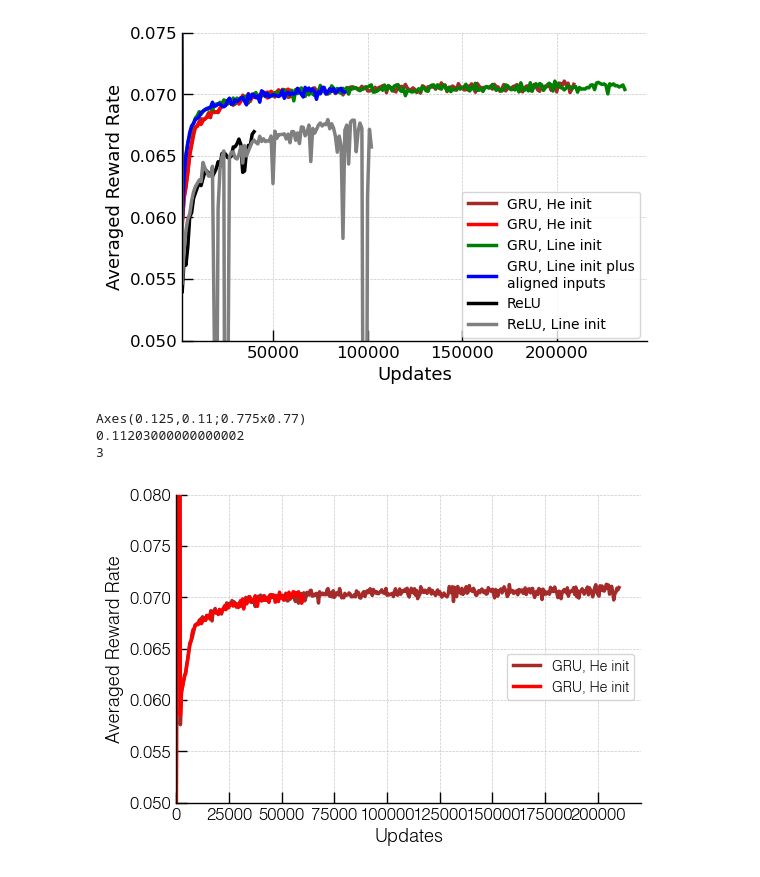
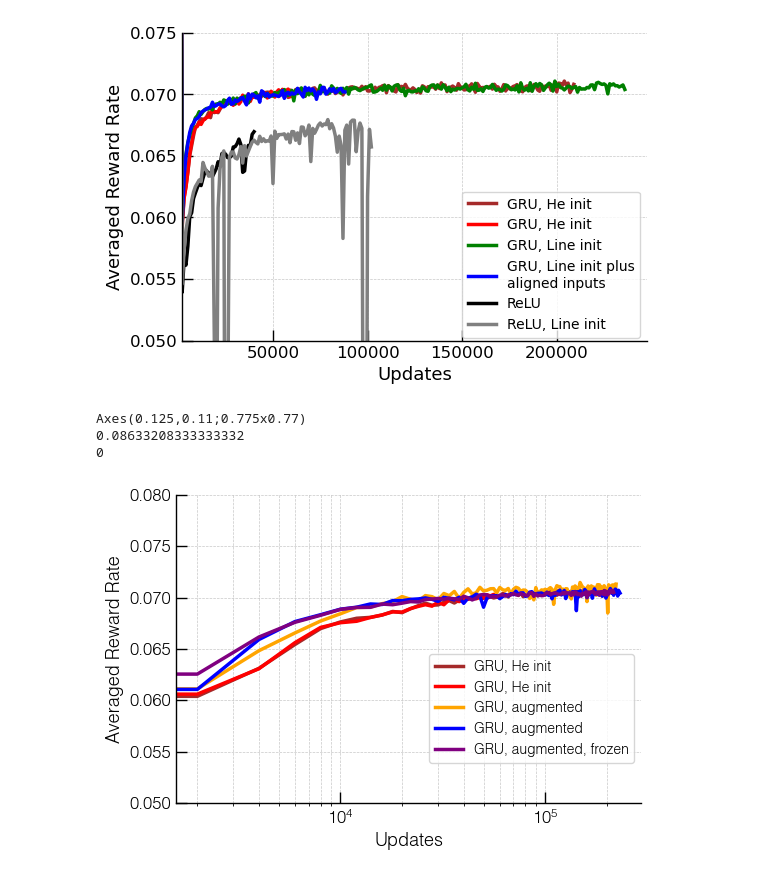
Before and after one commit to davidgbe/favorably_connected, a Jupyter notebook: code/notebooks/learning_baseline_exp_stoch_rewards.ipynb, the cells around one changed output. Saved outputs shown, nothing was run; the diff lists cells and outputs as text; code cells hidden in the pictures.

```diff
--- a/code/notebooks/learning_baseline_exp_stoch_rewards.ipynb
+++ b/code/notebooks/learning_baseline_exp_stoch_rewards.ipynb
@@ -435,15 +435,15 @@ data_dirs = [
     '../../results/rl_agent_outputs/fixed_odor_acc_reward_2025-02-09_18_56_19_657542_var_noise_0.0001_activity_weight_1.0/reward_rates',
     '../../results/rl_agent_outputs/fixed_odor_acc_reward_2025-02-09_18_59_24_627895_var_noise_0.0001_activity_weight_1.0/reward_rates',
     # '../../results/rl_agent_outputs/train_augmented_rnn_2025-02-20_23_56_07_115905_var_noise_0.0001_activity_weight_1/reward_rates',
-    # '../../results/rl_agent_outputs/train_augmented_rnn_pretrained_2025-02-21_00_09_16_185395_var_noise_0.0001_activity_weight_1/reward_rates',
-    # '../../results/rl_agent_outputs/train_augmented_rnn_pretrained_2025-02-23_09_57_40_223726_var_noise_0.0001_activity_weight_1/reward_rates',
-    # '../../results/rl_agent_outputs/train_augmented_rnn_pretrained_frozen_2025-02-23_22_17_18_355590_var_noise_0.0001_activity_weight_1/reward_rates'
+    '../../results/rl_agent_outputs/train_augmented_rnn_pretrained_2025-02-21_00_09_16_185395_var_noise_0.0001_activity_weight_1/reward_rates',
+    '../../results/rl_agent_outputs/train_augmented_rnn_pretrained_2025-02-23_09_57_40_223726_var_noise_0.0001_activity_weight_1/reward_rates',
+    '../../results/rl_agent_outputs/train_augmented_rnn_pretrained_frozen_2025-02-23_22_17_18_355590_var_noise_0.0001_activity_weight_1/reward_rates'
 ]
 
 colors = [
     'brown',
     'red',
-    'green',
+    'orange',
     'blue',
     'purple',
     'black',
@@ -453,7 +453,7 @@ colors = [
 labels = [
     'GRU, He init',
     'GRU, He init',
-    'GRU, augmented ctrl',
+    # 'GRU, augmented ctrl',
     'GRU, augmented',
     'GRU, augmented',
     'GRU, augmented, frozen',
@@ -474,7 +474,7 @@ labels = [
 
 
 for i, data_dir in enumerate(data_dirs):
-    averaging_size = 500
+    averaging_size = 2000
     reduced_data = load_data(os.path.join(data_dir, '*.npy'), averaging_size=averaging_size)
 
     # Plot shaded region for standard error
@@ -507,38 +507,38 @@ for i, data_dir in enumerate(data_dirs):
 # )
 
 # Adjust axes limits
-axs.set_xlim(0)
+# axs.set_xlim(0)
 axs.set_ylim(0.05, 0.08)
-# axs.set_xscale('log')
+axs.set_xscale('log')
 
 # Add labels and titles
 axs.set_ylabel('Averaged Reward Rate', fontsize=12)
 axs.set_xlabel('Updates', fontsize=12)
 
 # Customize tick parameters
 axs.tick_params(axis='both', direction='in', length=6, width=1.5, labelsize=10)
 
 # Thicken the axes lines
 axs.spines['top'].set_linewidth(1.5)
 axs.spines['right'].set_linewidth(1.5)
 axs.spines['bottom'].set_linewidth(1.5)
 axs.spines['left'].set_linewidth(1.5)
 
 # Add grid for better readability
 axs.grid(visible=True, which='both', linestyle='--', linewidth=0.5, alpha=0.7)
 
 # Add legend
 fig.legend(bbox_to_anchor=(0.9, 0.5), fontsize=10)
 format_plot(axs)
 
 # Print stats
 print(np.mean(reduced_data.T, axis=1).max())
 print(np.mean(reduced_data.T, axis=1).argmax())
 # %% [output]
 Axes(0.125,0.11;0.775x0.77)
-0.11203000000000002
-3
+0.08633208333333332
+0
-[figure, old version]
+[figure, new version]
 # %%
 scale = 1
 fig, axs = plt.subplots(1, 1, figsize=(6 * scale, 4 * scale))
```
Also changed, not shown: parts of 1 cell of this notebook, 8 other files.
